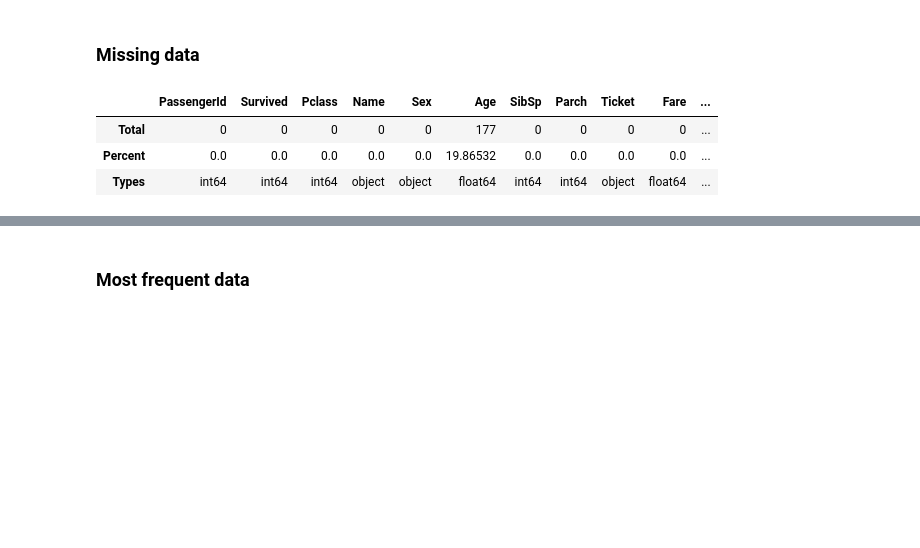
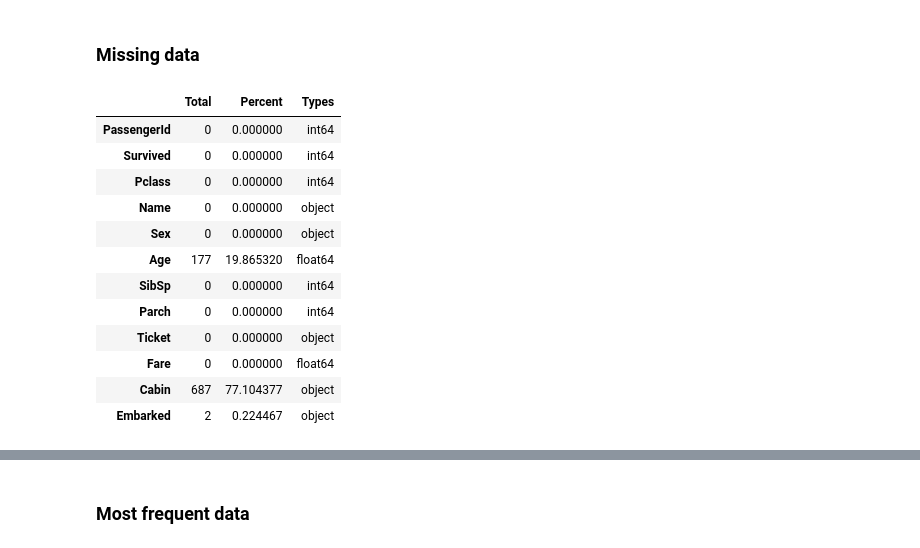
Before and after one commit to cjo51/titanic_problem_set, a Jupyter notebook: Titanic Data Journey.ipynb, the cells around one changed output, grey strips where cells are left out. Saved outputs shown, nothing was run; the diff lists cells and outputs as text; code cells hidden in the pictures; blank space fills up the shorter version.

```diff
--- a/Titanic Data Journey.ipynb
+++ b/Titanic Data Journey.ipynb
@@ -122,25 +66,21 @@ test_df.describe()
 ## Few statistics on the data
 # %% [markdown]
 ### Missing data
-# %%
-# TODO: turn into function
-def missing_data(df):
-    total = df.isnull().sum()
-    percent = (total/df.isnull().count()*100)
-    tt = pd.concat([total, percent], axis=1, keys=['Total', 'Percent'])
-    types = []
-    for col in df.columns:
-        dtype = str(df[col].dtype)
-        types.append(dtype)
-    tt['Types'] = types
-    df_missing = np.transpose(tt)
-    return df_missing
-
-df_missing_train = missing_data(train_df)
-df_missing_train
-# %% [output]
-|  | PassengerId | Survived | Pclass | Name | Sex | Age | SibSp | Parch | Ticket | Fare | ... |
-| Total | 0 | 0 | 0 | 0 | 0 | 177 | 0 | 0 | 0 | 0 | ... |
-| Percent | 0.0 | 0.0 | 0.0 | 0.0 | 0.0 | 19.86532 | 0.0 | 0.0 | 0.0 | 0.0 | ... |
-| Types | int64 | int64 | int64 | object | object | float64 | int64 | int64 | object | float64 | ... |
+# %%
+## Missing training data
+missing_data(train_df)
+# %% [output]
+|  | Total | Percent | Types |
+| PassengerId | 0 | 0.000000 | int64 |
+| Survived | 0 | 0.000000 | int64 |
+| Pclass | 0 | 0.000000 | int64 |
+| Name | 0 | 0.000000 | object |
+| Sex | 0 | 0.000000 | object |
+| Age | 177 | 19.865320 | float64 |
+| SibSp | 0 | 0.000000 | int64 |
+| Parch | 0 | 0.000000 | int64 |
+| Ticket | 0 | 0.000000 | object |
+| Fare | 0 | 0.000000 | float64 |
+| Cabin | 687 | 77.104377 | object |
+| Embarked | 2 | 0.224467 | object |
 # %%
```
Also changed, not shown: parts of 56 cells of this notebook, 3 other files.
